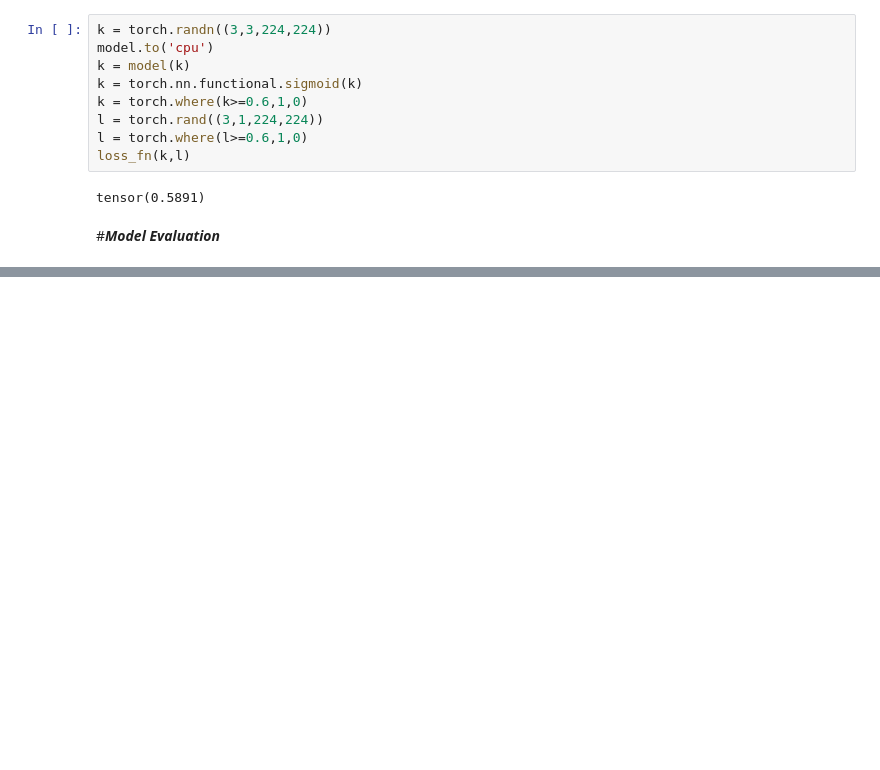
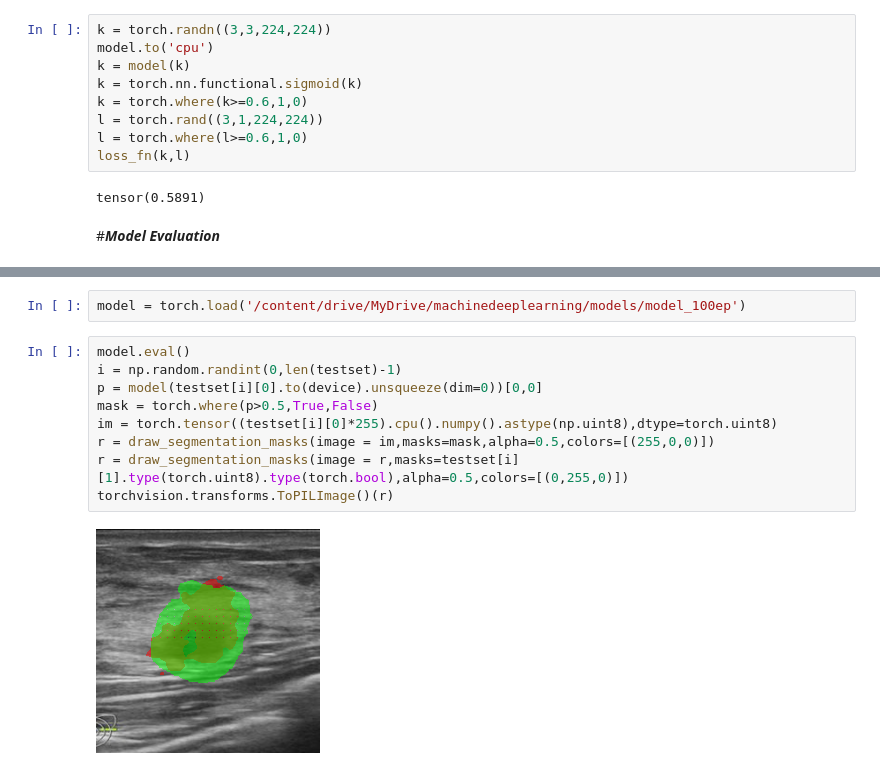
Before and after one commit to NicolaGabriele/progettoDeepLearning, a Jupyter notebook: ProgettoDeepLearning.ipynb, the cells around one changed output, grey strips where cells are left out. Cells and saved outputs as stored; diff of their text form; blank space fills up the shorter version.

```diff
--- a/ProgettoDeepLearning.ipynb
+++ b/ProgettoDeepLearning.ipynb
@@ -414,0 +407,13 @@ loss.backward()
+# %%
+model = torch.load('/content/drive/MyDrive/machinedeeplearning/models/model_100ep')
+# %%
+model.eval()
+i = np.random.randint(0,len(testset)-1)
+p = model(testset[i][0].to(device).unsqueeze(dim=0))[0,0]
+mask = torch.where(p>0.5,True,False)
+im = torch.tensor((testset[i][0]*255).cpu().numpy().astype(np.uint8),dtype=torch.uint8)
+r = draw_segmentation_masks(image = im,masks=mask,alpha=0.5,colors=[(255,0,0)])
+r = draw_segmentation_masks(image = r,masks=testset[i][1].type(torch.uint8).type(torch.bool),alpha=0.5,colors=[(0,255,0)])
+torchvision.transforms.ToPILImage()(r)
+# %% [output]
+[figure, added]
```
Also changed, not shown: parts of 10 cells of this notebook.
